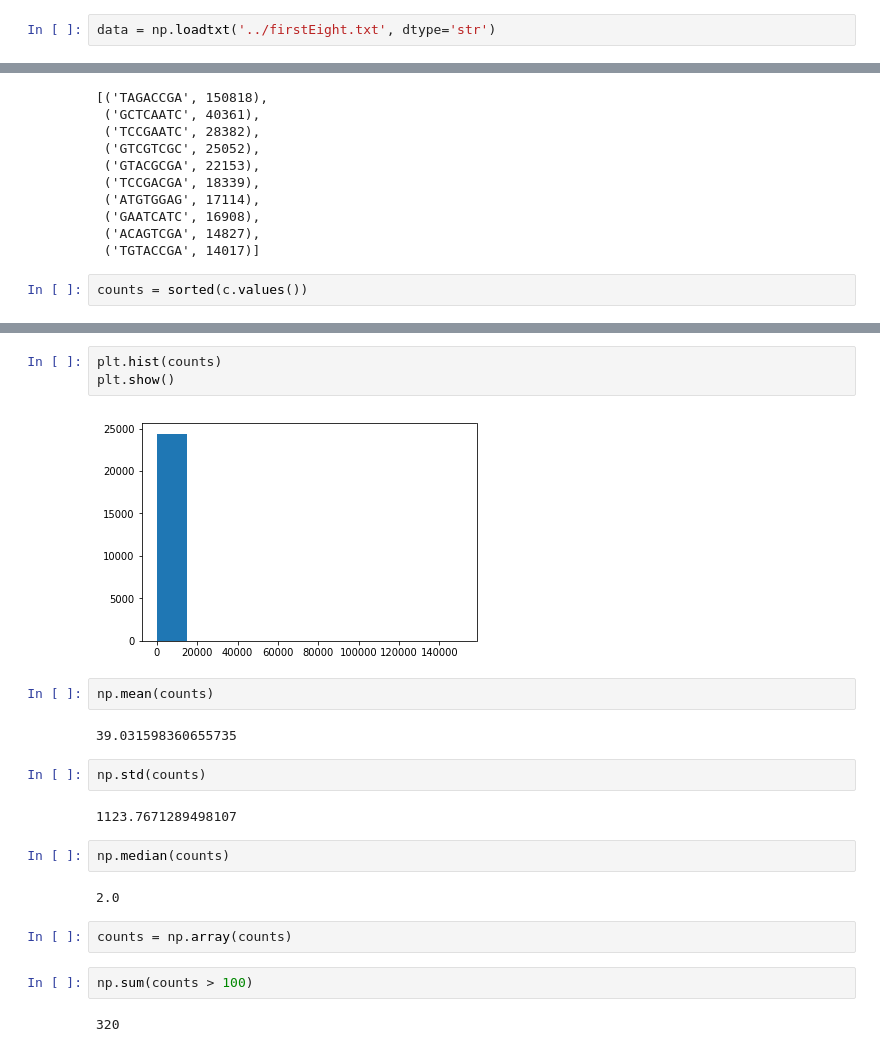
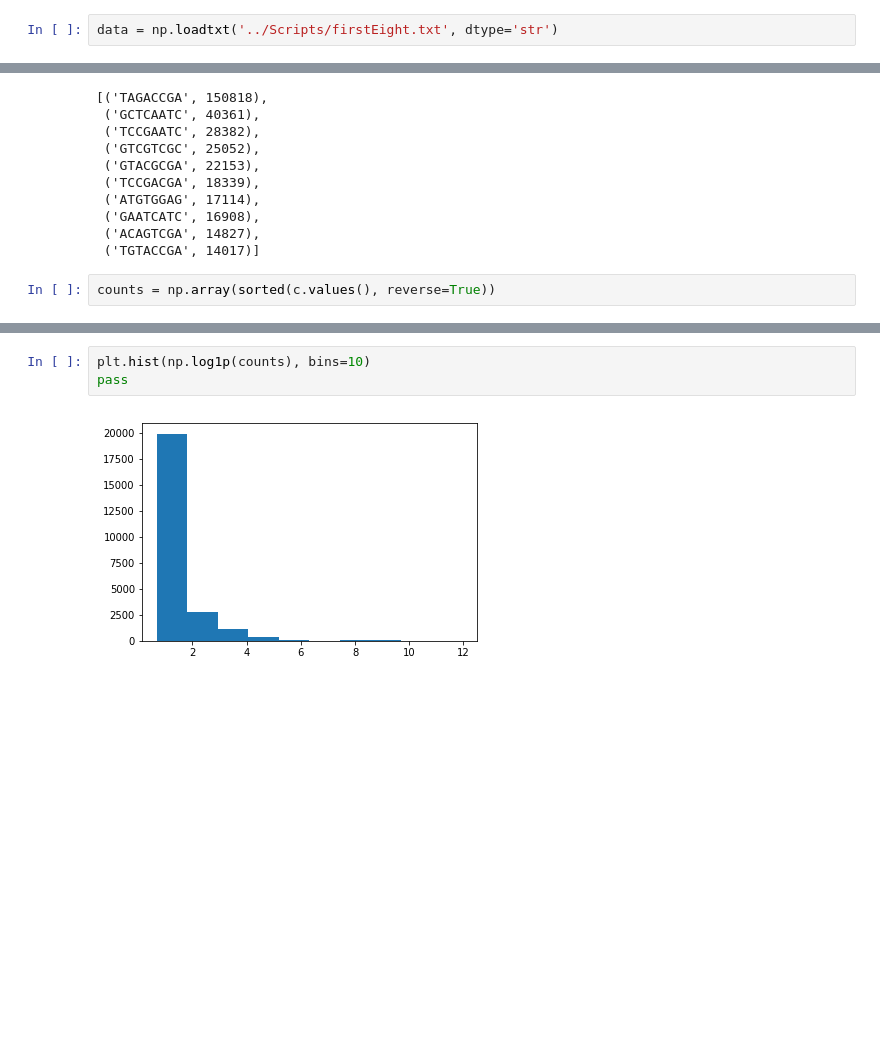
Before and after one commit to Pranav1234567/scRNA-Seq-Pipeline, a Jupyter notebook: notebooks/Count_Barcodes.ipynb, the cells around one changed output, grey strips where cells are left out. Drawn from its saved outputs; the diff is of its cells as text; blank space fills up the shorter version.

```diff
--- a/notebooks/Count_Barcodes.ipynb
+++ b/notebooks/Count_Barcodes.ipynb
@@ -3,7 +7,7 @@ from collections import Counter
 # %%
 import numpy as np
 # %%
-data = np.loadtxt('../firstEight.txt', dtype='str')
+data = np.loadtxt('../Scripts/firstEight.txt', dtype='str')
 # %%
 data.shape
 # %% [output]
@@ -24,7 +28,7 @@ c.most_common(10)
  ('ACAGTCGA', 14827),
  ('TGTACCGA', 14017)]
 # %%
-counts = sorted(c.values())
+counts = np.array(sorted(c.values(), reverse=True))
 # %%
 counts[:10]
 # %% [output]
@@ -38,23 +247,5 @@ import matplotlib.pyplot as plt
 # %%
-plt.hist(counts)
-plt.show()
+plt.hist(np.log1p(counts), bins=10)
+pass
 # %% [output]
-[figure, old version]
+[figure, new version]
-# %%
-np.mean(counts)
-# %% [output]
-39.031598360655735
-# %%
-np.std(counts)
-# %% [output]
-1123.7671289498107
-# %%
-np.median(counts)
-# %% [output]
-2.0
-# %%
-counts = np.array(counts)
-# %%
-np.sum(counts > 100)
-# %% [output]
-320
```
Also changed, not shown: parts of 31 cells of this notebook, 1 other file.
